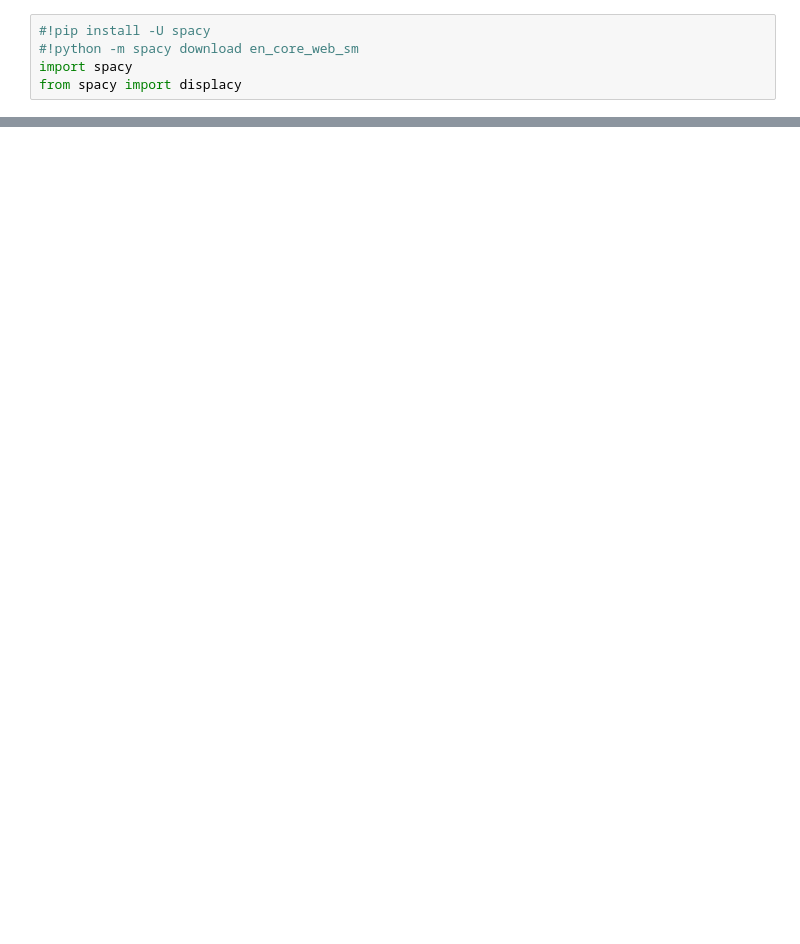
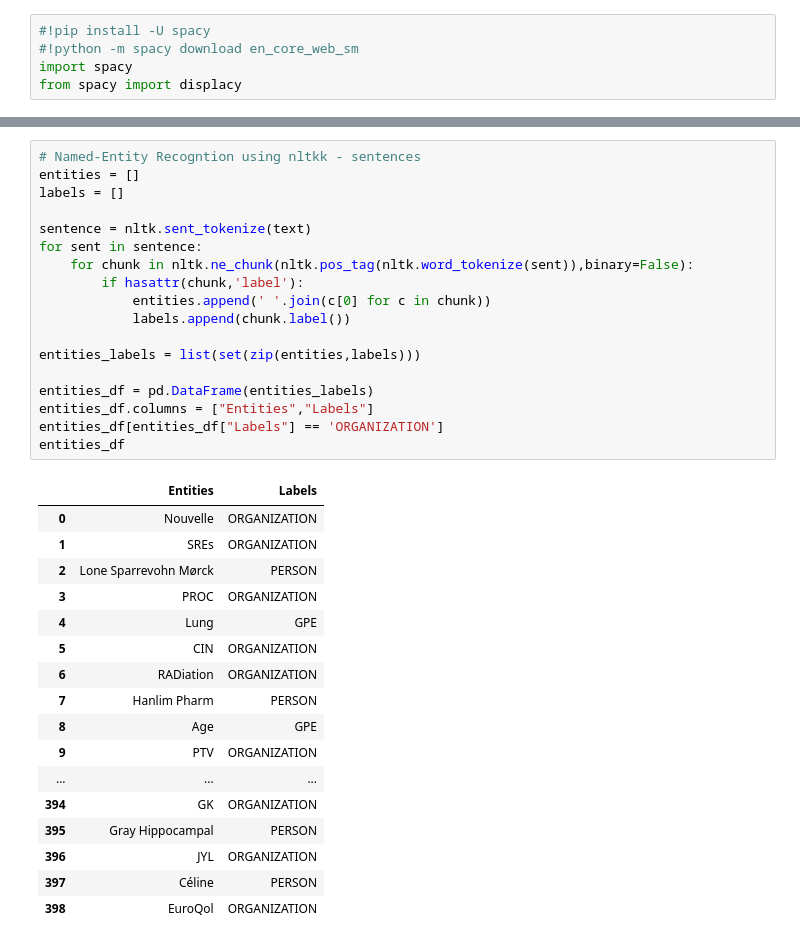
Before and after one commit to petermr/dictionary, a Jupyter notebook: ethics_statement_project/Ethics_statement_project_scraping_txt_file_containing_ethics.ipynb, the cells around one changed output, grey strips where cells are left out. Drawn from its saved outputs; the diff is of its cells as text; blank space fills up the shorter version.

```diff
--- a/ethics_statement_project/Ethics_statement_project_scraping_txt_file_containing_ethics.ipynb
+++ b/ethics_statement_project/Ethics_statement_project_scraping_txt_file_containing_ethics.ipynb
@@ -126,0 +175,36 @@ df[df["Labels"] == 'ORG']
+# %%
+# Named-Entity Recogntion using nltkk - sentences
+entities = []
+labels = []
+
+sentence = nltk.sent_tokenize(text)
+for sent in sentence:
+    for chunk in nltk.ne_chunk(nltk.pos_tag(nltk.word_tokenize(sent)),binary=False):
+        if hasattr(chunk,'label'):
+            entities.append(' '.join(c[0] for c in chunk))
+            labels.append(chunk.label())
+
+entities_labels = list(set(zip(entities,labels)))
+
+entities_df = pd.DataFrame(entities_labels)
+entities_df.columns = ["Entities","Labels"]
+entities_df[entities_df["Labels"] == 'ORGANIZATION']
+entities_df
+# %% [output]
+|  | Entities | Labels |
+| 0 | Nouvelle | ORGANIZATION |
+| 1 | SREs | ORGANIZATION |
+| 2 | Lone Sparrevohn Mørck | PERSON |
+| 3 | PROC | ORGANIZATION |
+| 4 | Lung | GPE |
+| 5 | CIN | ORGANIZATION |
+| 6 | RADiation | ORGANIZATION |
+| 7 | Hanlim Pharm | PERSON |
+| 8 | Age | GPE |
+| 9 | PTV | ORGANIZATION |
+| ... | ... | ... |
+| 394 | GK | ORGANIZATION |
+| 395 | Gray Hippocampal | PERSON |
+| 396 | JYL | ORGANIZATION |
+| 397 | Céline | PERSON |
+| 398 | EuroQol | ORGANIZATION |
```
Also changed, not shown: parts of 4 cells of this notebook, 4 other files.
